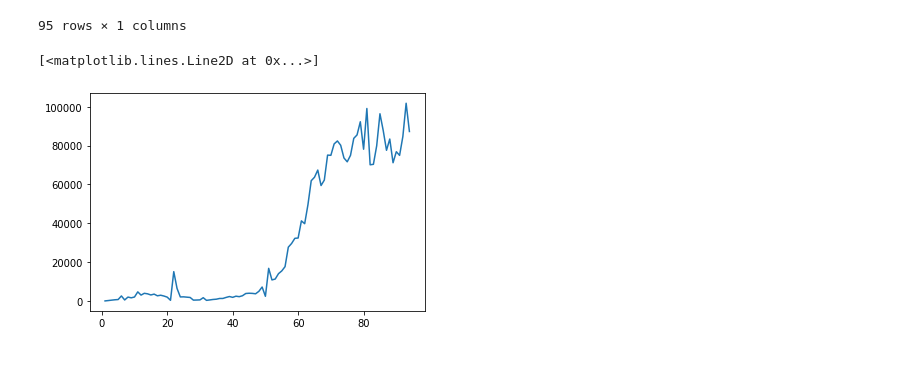
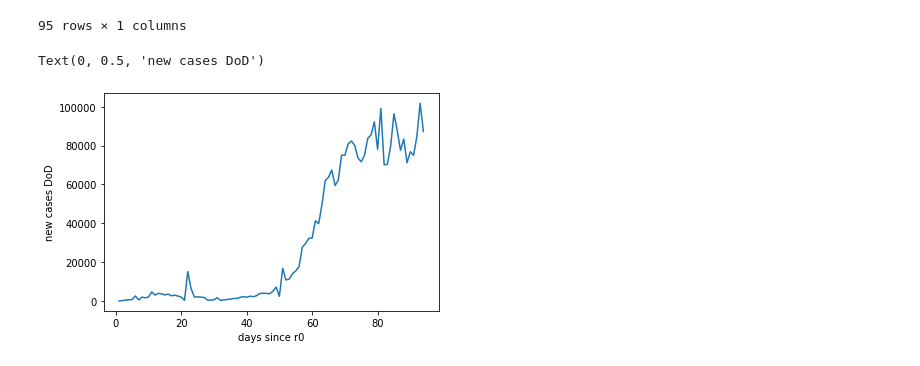
Before and after one commit to RahulBatra065/Report-on-Covid-19, a Jupyter notebook: nb.ipynb, the cells around one changed output. Drawn from its saved outputs; the diff is of its cells as text; code cells hidden in the pictures.

```diff
--- a/nb.ipynb
+++ b/nb.ipynb
@@ -436,6 +411,8 @@ pd.DataFrame(agg_deaths).diff()
 95 rows × 1 columns
 # %%
 plt.plot(delta_days,pd.DataFrame(agg_deaths).diff())
+plt.xlabel('days since r0')
+plt.ylabel('new cases DoD')
 # %% [output]
-[<matplotlib.lines.Line2D at 0x...>]
+Text(0, 0.5, 'new cases DoD')
-[figure, old version]
+[figure, new version]
```
Also changed, not shown: parts of 15 cells of this notebook, 3 other files.
